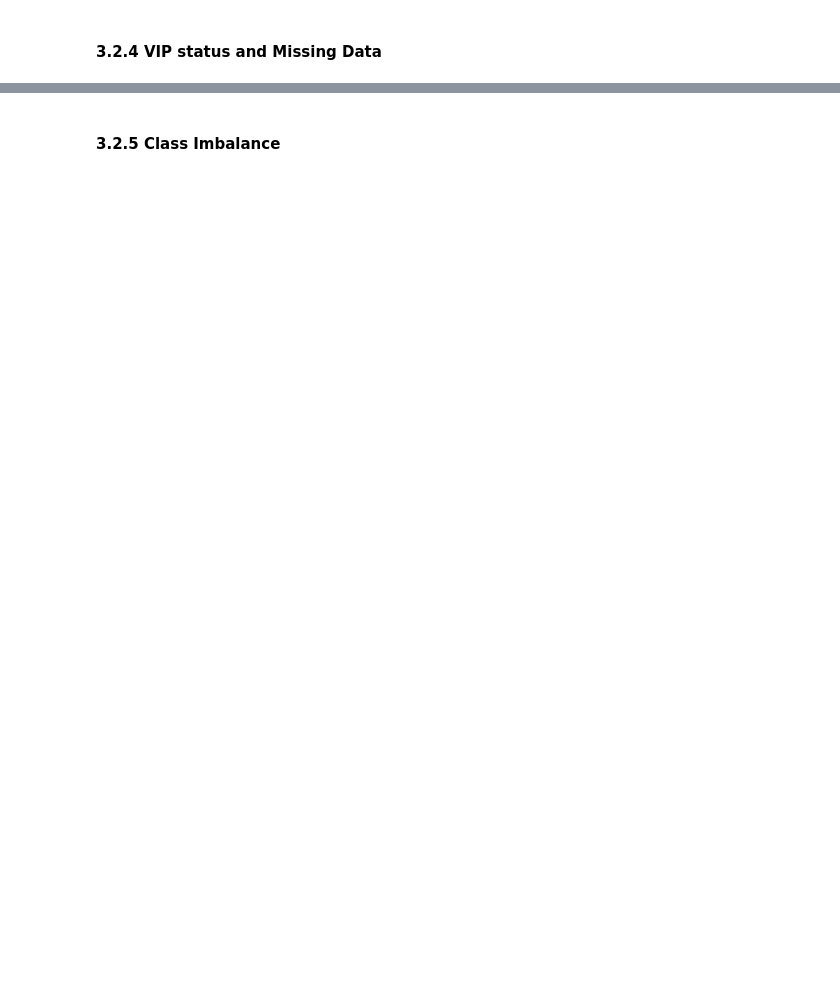
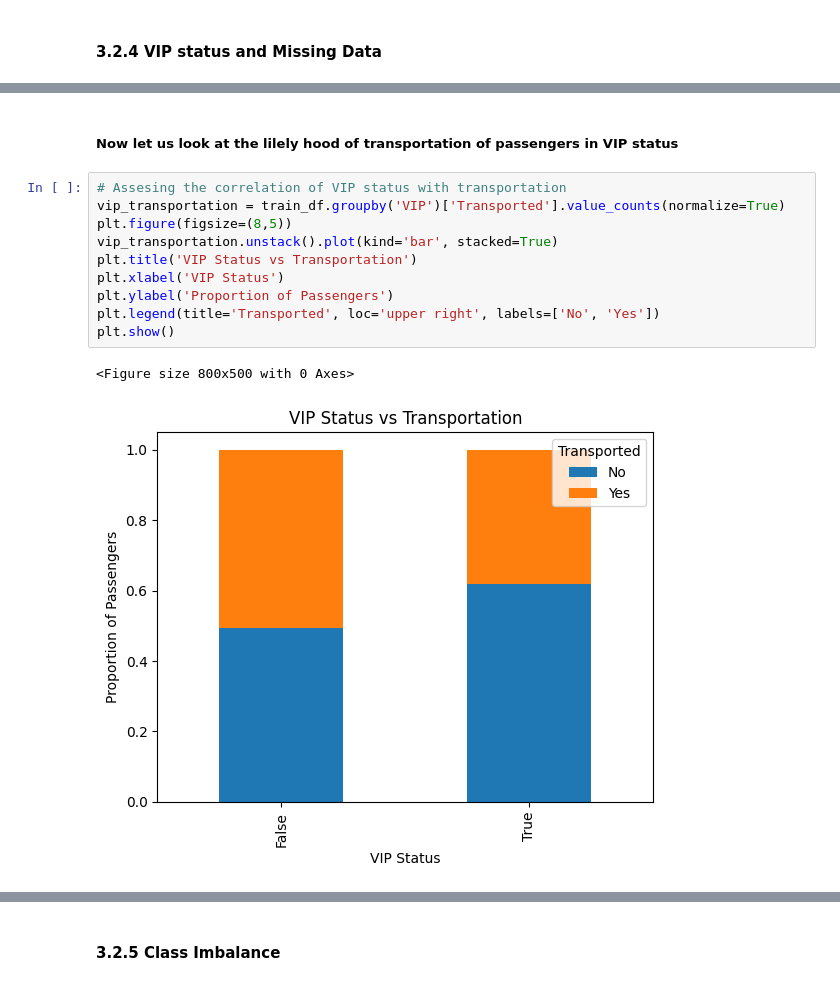
Before and after one commit to eugene-maina72/Spaceship_Titanic_Kaggle, a Jupyter notebook: notebook.ipynb, the cells around one changed output, grey strips where cells are left out. Cells and saved outputs as stored; diff of their text form; blank space fills up the shorter version.

```diff
--- a/notebook.ipynb
+++ b/notebook.ipynb
@@ -370,0 +458,15 @@ plt.show()
+# %% [markdown]
+##### Now let us look at the lilely hood of transportation of passengers in VIP status
+# %%
+# Assesing the correlation of VIP status with transportation
+vip_transportation = train_df.groupby('VIP')['Transported'].value_counts(normalize=True)
+plt.figure(figsize=(8,5))
+vip_transportation.unstack().plot(kind='bar', stacked=True)
+plt.title('VIP Status vs Transportation')
+plt.xlabel('VIP Status')
+plt.ylabel('Proportion of Passengers')
+plt.legend(title='Transported', loc='upper right', labels=['No', 'Yes'])
+plt.show()
+# %% [output]
+<Figure size 800x500 with 0 Axes>
+[figure, added]
```
Also changed, not shown: parts of 7 cells of this notebook.
